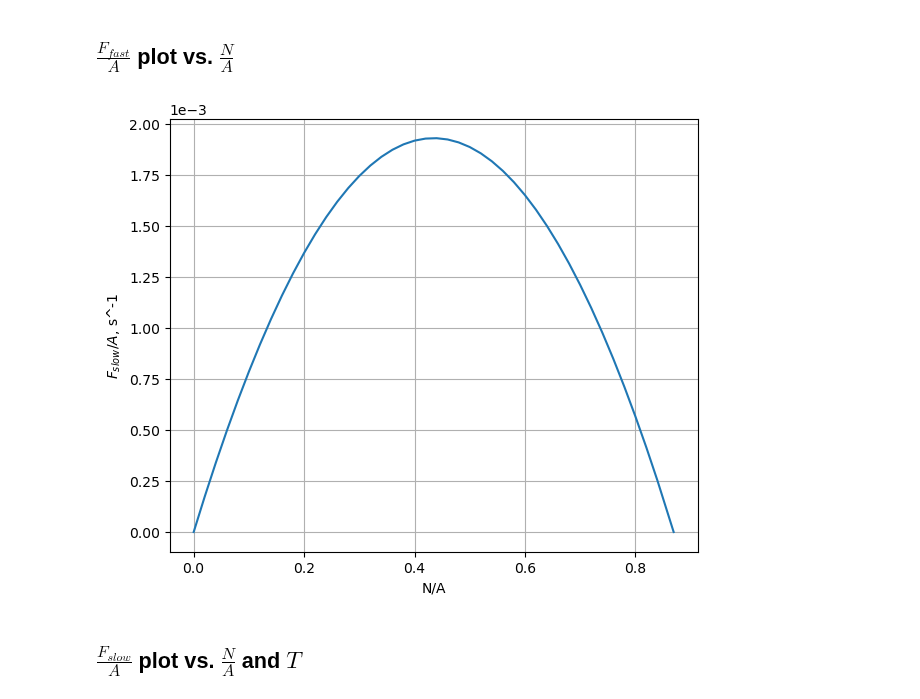
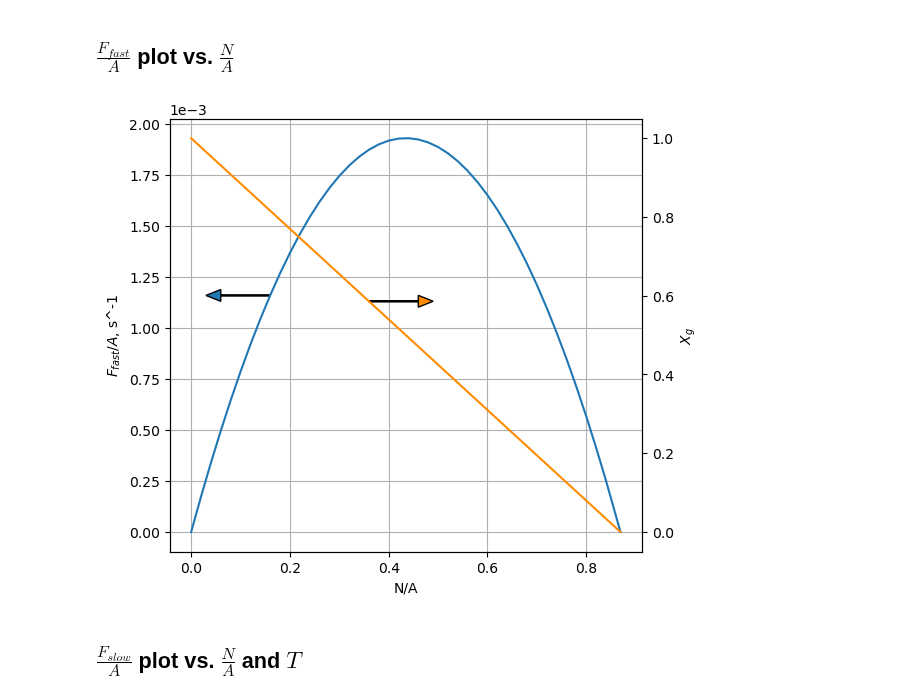
Before and after one commit to ELFREELAND/minecraft_sheep, a Jupyter notebook: deterministic_plots.ipynb, the cells around one changed output. Saved outputs shown, nothing was run; the diff lists cells and outputs as text; code cells hidden in the pictures.

```diff
--- a/deterministic_plots.ipynb
+++ b/deterministic_plots.ipynb
@@ -15,30 +15,47 @@ K = 0.00772
 # %%
 density = np.arange(0, K/R, 0.02)
 density[-1] = K/R
 
 T = np.arange(0, 3601, 50)
 T[0] = 1 #can't have T=0 because that will result in division by 0
 
 F_fastA = density*R - density**2 * R**2 / K
+X_g = 1-density*R/K
 
 for i in range(0, F_fastA.size):
     if F_fastA[i] < 0:
         F_fastA[i]=0
 
 f, ax = plt.subplots(layout="constrained", figsize=(6,5))
 
 ax.plot(density, F_fastA)
 
 ax.set_xlabel("N/A")
-ax.set_ylabel("$F_{slow}/A$, s^-1")
+ax.set_ylabel("$F_{fast}/A$, s^-1")
 ax.grid(True)
 
 ax.ticklabel_format(scilimits=(-2,5))
 
+ax.arrow(density[8], F_fastA[8], -0.1, 0,
+         width=0.003*(F_fastA.max()-F_fastA.min()),
+         head_width=0.03*(F_fastA.max()-F_fastA.min()),
+         head_length=0.03)
+
+ax2 = ax.twinx()
+
+ax2.plot(density, X_g, "darkorange")
+ax2.set_ylabel("$X_g$")
+
+ax2.arrow(density[18], X_g[18], 0.1, 0,
+         width=0.003*(X_g.max()-X_g.min()),
+         head_width=0.03*(X_g.max()-X_g.min()),
+         head_length=0.03,
+         facecolor="darkorange")
+
 #plt.show()
 plt.savefig("f_fast.png")
 # %% [output]
-[figure, old version]
+[figure, new version]
 # %% [markdown]
 ## $\frac{F_{slow}}{A}$ plot vs. $\frac{N}{A}$ and $T$
 # %%
```
Also changed, not shown: 6 other files.
